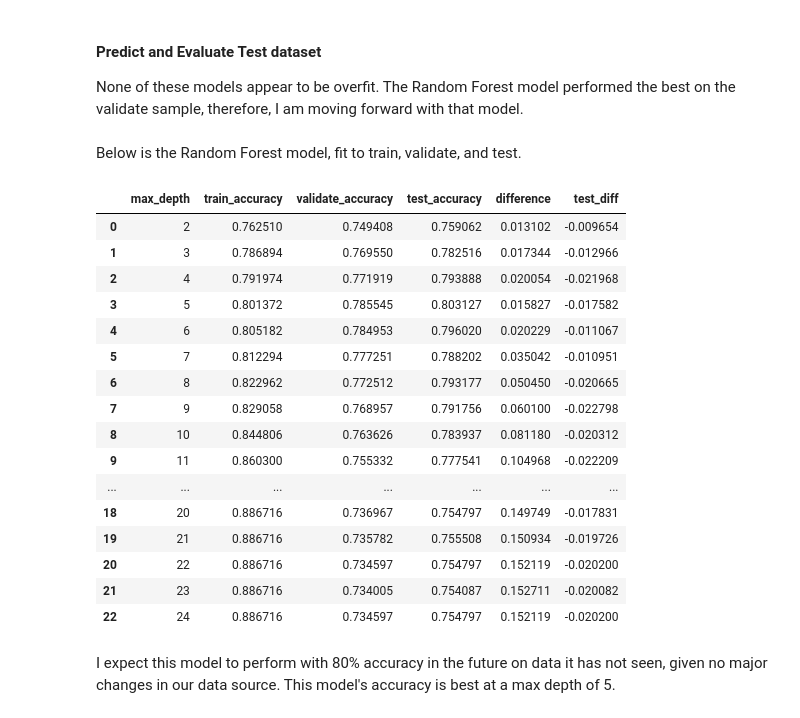
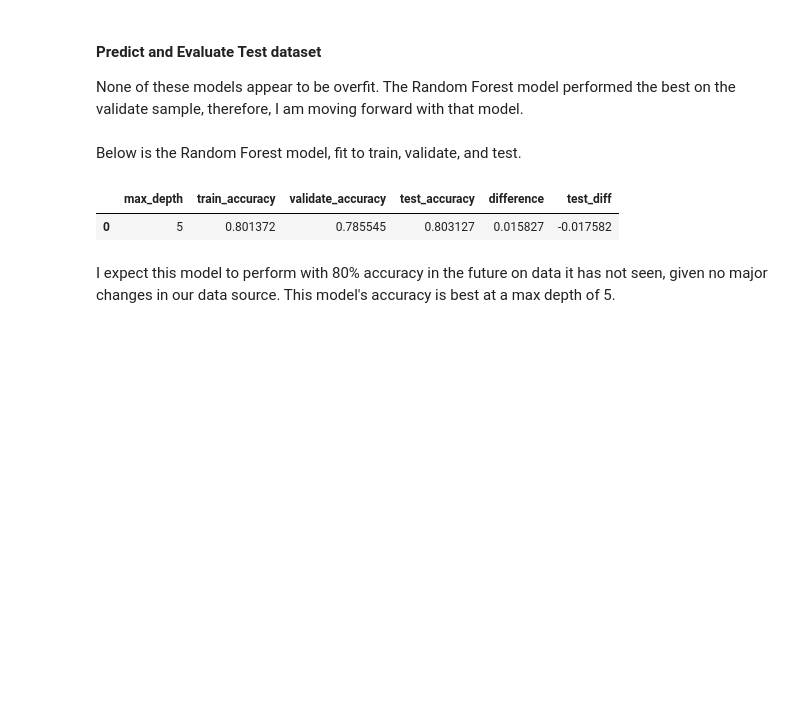
Before and after one commit to SchneemannDavid/classification_project, a Jupyter notebook: Final Report.ipynb, the cells around one changed output. Drawn from its saved outputs; the diff is of its cells as text; code cells hidden in the pictures; blank space fills up the shorter version.

```diff
--- a/Final Report.ipynb
+++ b/Final Report.ipynb
@@ -804,7 +821,8 @@ Our Logistic Regression model is constructed within a loop that processes 7 iter
 # %%
 # Defining and fitting the model.
-# Also creating variables to use in our loop below:
-model = sklearn.linear_model.LogisticRegression(C=1)
+# Utilizing a loop in my explore file,
+# I have determined best fit using the value of C: 0.01
+model = sklearn.linear_model.LogisticRegression(C=0.01)
 model.fit(x_train, y_train)
 accuracy = model.score(x_validate, y_validate)
 coefs = dict(zip(x_train.columns, model.coef_[0]))
@@ -847,58 +857,45 @@ None of these models appear to be overfit. The Random Forest model performed the
 # %% [markdown]
 Below is the Random Forest model, fit to train, validate, and test.
 # %%
+# Using our loop in the explore file once more,
+# I determine optimal max depth for maximum accuracy: max_depth = 5
+
 metrics = []
 
-for i in range(2, 25):
-    # Making the model
-    forest = RandomForestClassifier(max_depth=i, random_state=123)
+# Making the model
+forest = RandomForestClassifier(max_depth=5, random_state=123)
 
-    # Fitting the model (on train only)
-    forest = forest.fit(x_train, y_train)
+# Fitting the model (on train only)
+forest = forest.fit(x_train, y_train)
 
-    # Using the model
-    # We'll evaluate the model's performance on train, first
-    in_sample_accuracy = forest.score(x_train, y_train)
+# Using the model
+# We'll evaluate the model's performance on train, first
+in_sample_accuracy = forest.score(x_train, y_train)
 
-    # We now evaluate the model's performance on validate, to compare
-    out_of_sample_accuracy = forest.score(x_validate, y_validate)
+# We now evaluate the model's performance on validate, to compare
+out_of_sample_accuracy = forest.score(x_validate, y_validate)
 
-    # We now evaluate the model's performance on test, to compare
-    test_accuracy = forest.score(x_test, y_test)
+# We now evaluate the model's performance on test, to compare
+test_accuracy = forest.score(x_test, y_test)
 
-    output = {
-        "max_depth": i,
-        "train_accuracy": in_sample_accuracy,
-        "validate_accuracy": out_of_sample_accuracy,
-        "test_accuracy": test_accuracy
+output = {
+    "max_depth": 5,
+    "train_accuracy": in_sample_accuracy,
+    "validate_accuracy": out_of_sample_accuracy,
+    "test_accuracy": test_accuracy
     }
 
-    metrics.append(output)
+metrics.append(output)
 
 ## We now compile our metrics into a dataframe and create a column
 # showing the difference in our train and validate accuracy performance
 df = pd.DataFrame(metrics)
 df["difference"] = df.train_accuracy - df.validate_accuracy
 df["test_diff"] = df.validate_accuracy - df.test_accuracy
 df
 # %% [output]
 |  | max_depth | train_accuracy | validate_accuracy | test_accuracy | difference | test_diff |
-| 0 | 2 | 0.762510 | 0.749408 | 0.759062 | 0.013102 | -0.009654 |
-| 1 | 3 | 0.786894 | 0.769550 | 0.782516 | 0.017344 | -0.012966 |
-| 2 | 4 | 0.791974 | 0.771919 | 0.793888 | 0.020054 | -0.021968 |
-| 3 | 5 | 0.801372 | 0.785545 | 0.803127 | 0.015827 | -0.017582 |
-| 4 | 6 | 0.805182 | 0.784953 | 0.796020 | 0.020229 | -0.011067 |
-| 5 | 7 | 0.812294 | 0.777251 | 0.788202 | 0.035042 | -0.010951 |
-| 6 | 8 | 0.822962 | 0.772512 | 0.793177 | 0.050450 | -0.020665 |
-| 7 | 9 | 0.829058 | 0.768957 | 0.791756 | 0.060100 | -0.022798 |
-| 8 | 10 | 0.844806 | 0.763626 | 0.783937 | 0.081180 | -0.020312 |
-| 9 | 11 | 0.860300 | 0.755332 | 0.777541 | 0.104968 | -0.022209 |
-| ... | ... | ... | ... | ... | ... | ... |
-| 18 | 20 | 0.886716 | 0.736967 | 0.754797 | 0.149749 | -0.017831 |
-| 19 | 21 | 0.886716 | 0.735782 | 0.755508 | 0.150934 | -0.019726 |
-| 20 | 22 | 0.886716 | 0.734597 | 0.754797 | 0.152119 | -0.020200 |
-| 21 | 23 | 0.886716 | 0.734005 | 0.754087 | 0.152711 | -0.020082 |
-| 22 | 24 | 0.886716 | 0.734597 | 0.754797 | 0.152119 | -0.020200 |
+| 0 | 5 | 0.801372 | 0.785545 | 0.803127 | 0.015827 | -0.017582 |
 # %% [markdown]
 I expect this model to perform with 80% accuracy in the future on data it has not seen, given no major changes in our data source.
 This model's accuracy is best at a max depth of 5.
```
Also changed, not shown: parts of 29 cells of this notebook, 2 other files.
